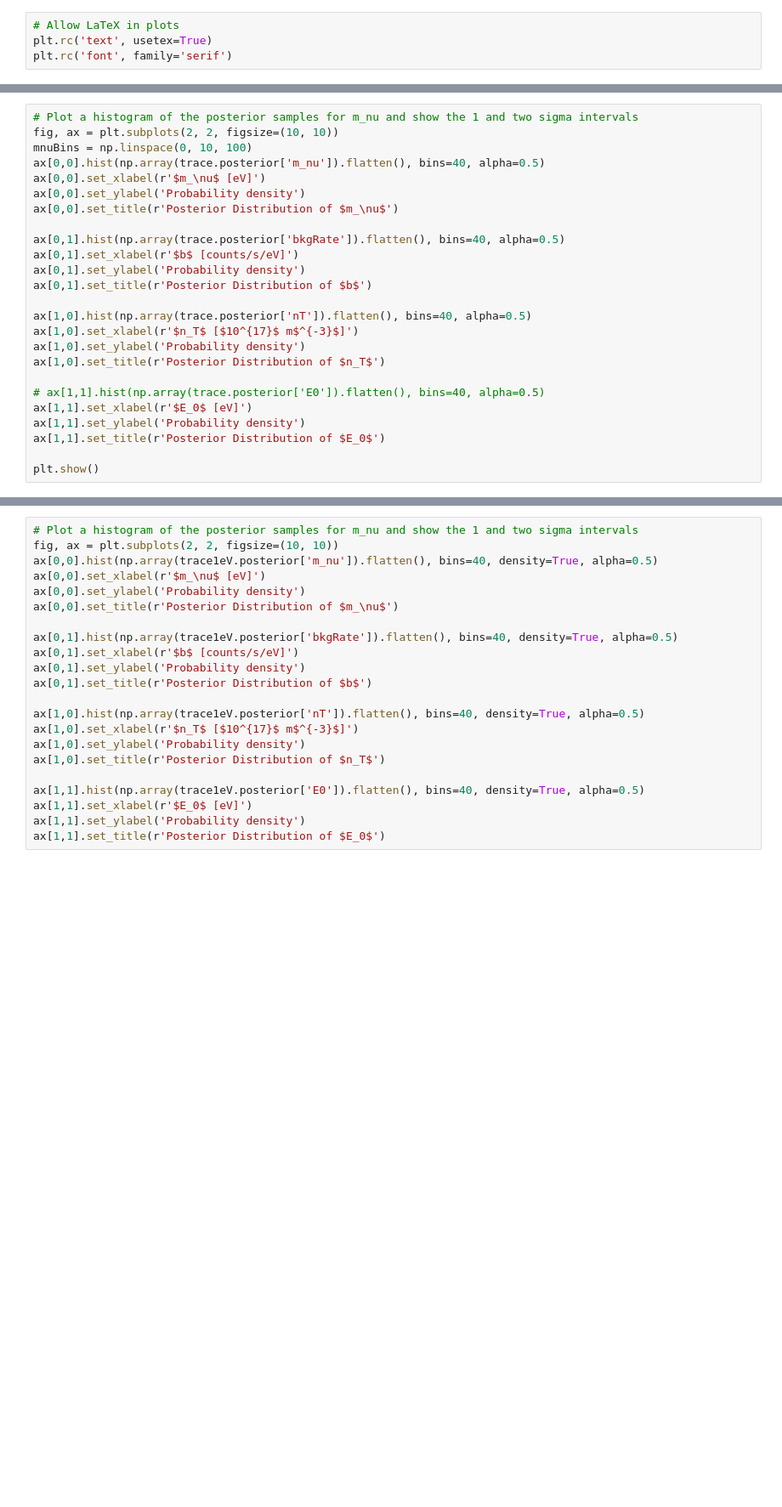
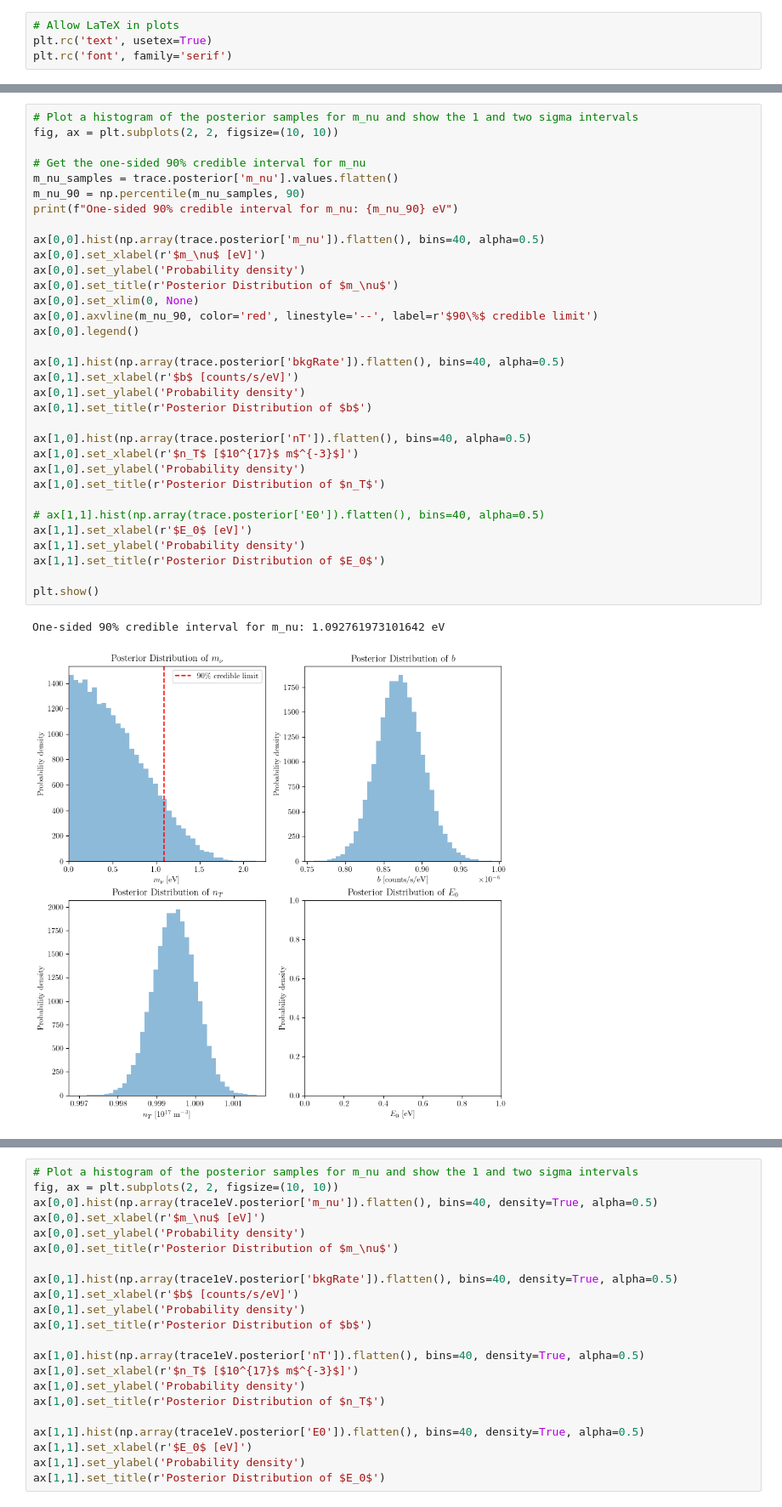
Before and after one commit to sebj101/SpectraTests, a Jupyter notebook: LimitSetting.ipynb, the cells around one changed output, grey strips where cells are left out. Shown at 85% size. Saved outputs shown, nothing was run; the diff lists cells and outputs as text; blank space fills up the shorter version.

```diff
--- a/LimitSetting.ipynb
+++ b/LimitSetting.ipynb
@@ -378,25 +228,36 @@ plt.show()
 # %%
 # Plot a histogram of the posterior samples for m_nu and show the 1 and two sigma intervals
 fig, ax = plt.subplots(2, 2, figsize=(10, 10))
-mnuBins = np.linspace(0, 10, 100)
+
+# Get the one-sided 90% credible interval for m_nu
+m_nu_samples = trace.posterior['m_nu'].values.flatten()
+m_nu_90 = np.percentile(m_nu_samples, 90)
+print(f"One-sided 90% credible interval for m_nu: {m_nu_90} eV")
+
 ax[0,0].hist(np.array(trace.posterior['m_nu']).flatten(), bins=40, alpha=0.5)
 ax[0,0].set_xlabel(r'$m_\nu$ [eV]')
 ax[0,0].set_ylabel('Probability density')
 ax[0,0].set_title(r'Posterior Distribution of $m_\nu$')
+ax[0,0].set_xlim(0, None)
+ax[0,0].axvline(m_nu_90, color='red', linestyle='--', label=r'$90\%$ credible limit')
+ax[0,0].legend()
 
 ax[0,1].hist(np.array(trace.posterior['bkgRate']).flatten(), bins=40, alpha=0.5)
 ax[0,1].set_xlabel(r'$b$ [counts/s/eV]')
 ax[0,1].set_ylabel('Probability density')
 ax[0,1].set_title(r'Posterior Distribution of $b$')
 
 ax[1,0].hist(np.array(trace.posterior['nT']).flatten(), bins=40, alpha=0.5)
 ax[1,0].set_xlabel(r'$n_T$ [$10^{17}$ m$^{-3}$]')
 ax[1,0].set_ylabel('Probability density')
 ax[1,0].set_title(r'Posterior Distribution of $n_T$')
 
 # ax[1,1].hist(np.array(trace.posterior['E0']).flatten(), bins=40, alpha=0.5)
 ax[1,1].set_xlabel(r'$E_0$ [eV]')
 ax[1,1].set_ylabel('Probability density')
 ax[1,1].set_title(r'Posterior Distribution of $E_0$')
 
 plt.show()
+# %% [output]
+One-sided 90% credible interval for m_nu: 1.092761973101642 eV
+[figure, added]
```
Also changed, not shown: parts of 17 cells of this notebook, 1 other file.
